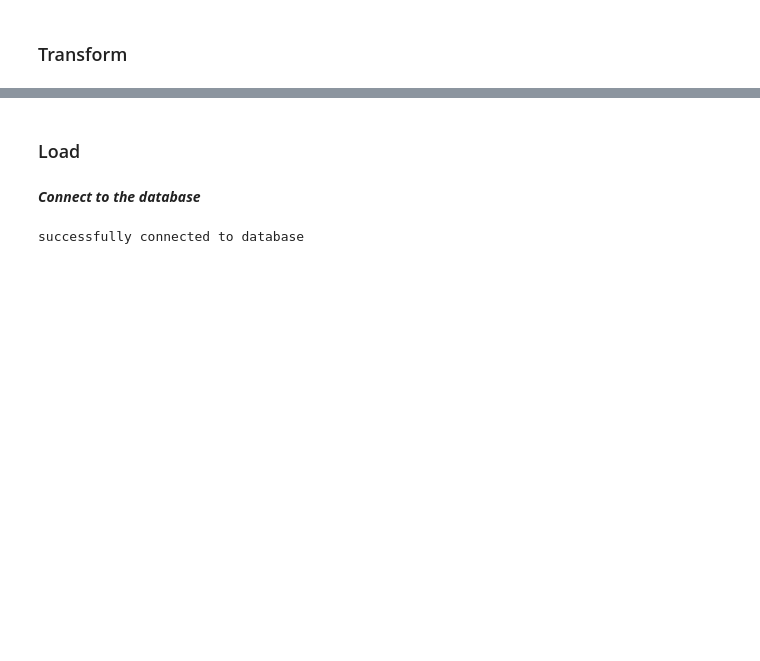
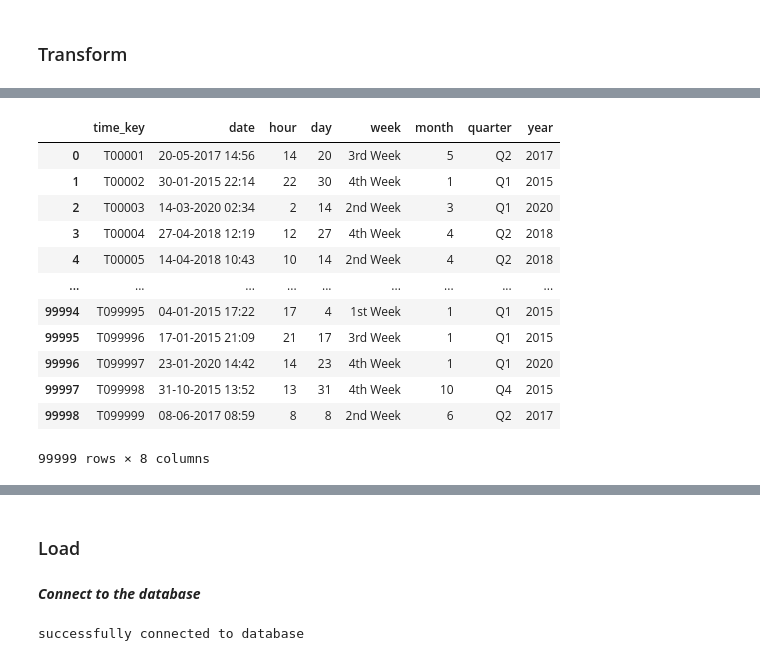
Before and after one commit to syedahmmednorthsouth/Health-Data-Anylytics, a Jupyter notebook: notebook/dataload/ETL.ipynb, the cells around one changed output, grey strips where cells are left out. Saved outputs shown, nothing was run; the diff lists cells and outputs as text; code cells hidden in the pictures; blank space fills up the shorter version.

```diff
--- a/notebook/dataload/ETL.ipynb
+++ b/notebook/dataload/ETL.ipynb
@@ -82,0 +109,18 @@ trans_dim
+# %%
+time_dim =  pd.read_excel(open(DATA_DIR + '\e-commerece_data.xlsx','rb'), sheet_name=4, engine='openpyxl')
+# %%
+time_dim
+# %% [output]
+|  | time_key | date | hour | day | week | month | quarter | year |
+| 0 | T00001 | 20-05-2017 14:56 | 14 | 20 | 3rd Week | 5 | Q2 | 2017 |
+| 1 | T00002 | 30-01-2015 22:14 | 22 | 30 | 4th Week | 1 | Q1 | 2015 |
+| 2 | T00003 | 14-03-2020 02:34 | 2 | 14 | 2nd Week | 3 | Q1 | 2020 |
+| 3 | T00004 | 27-04-2018 12:19 | 12 | 27 | 4th Week | 4 | Q2 | 2018 |
+| 4 | T00005 | 14-04-2018 10:43 | 10 | 14 | 2nd Week | 4 | Q2 | 2018 |
+| ... | ... | ... | ... | ... | ... | ... | ... | ... |
+| 99994 | T099995 | 04-01-2015 17:22 | 17 | 4 | 1st Week | 1 | Q1 | 2015 |
+| 99995 | T099996 | 17-01-2015 21:09 | 21 | 17 | 3rd Week | 1 | Q1 | 2015 |
+| 99996 | T099997 | 23-01-2020 14:42 | 14 | 23 | 4th Week | 1 | Q1 | 2020 |
+| 99997 | T099998 | 31-10-2015 13:52 | 13 | 31 | 4th Week | 10 | Q4 | 2015 |
+| 99998 | T099999 | 08-06-2017 08:59 | 8 | 8 | 2nd Week | 6 | Q2 | 2017 |
+99999 rows × 8 columns
```
Also changed, not shown: parts of 33 cells of this notebook, 3 other files.
